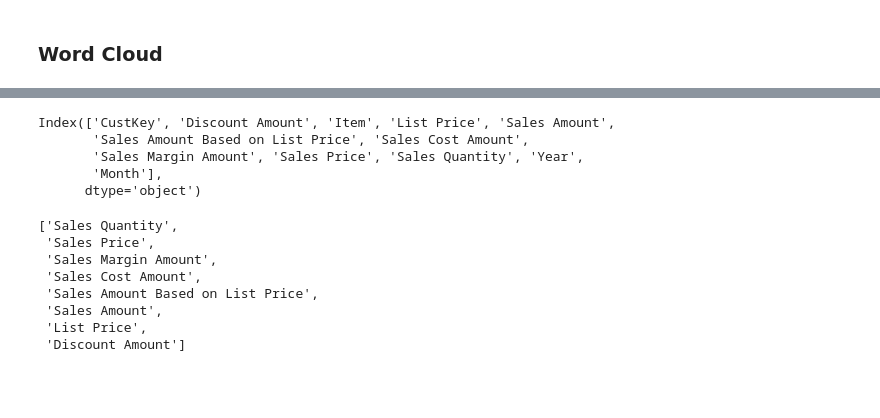
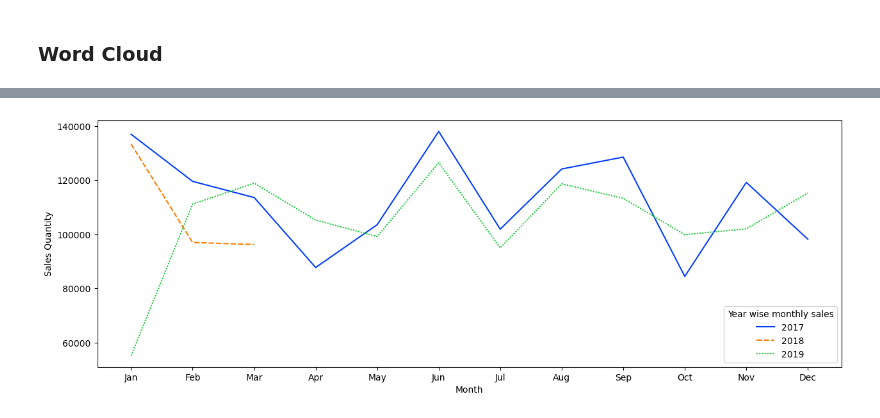
Before and after one commit to Ranjitdev/amazon_sales, a Jupyter notebook: notebook_amazon_sales/EDA.ipynb, the cells around one changed output, grey strips where cells are left out. Saved outputs shown, nothing was run; the diff lists cells and outputs as text; code cells hidden in the pictures; blank space fills up the shorter version.

Commit message:
updated chart generator

```diff
--- a/notebook_amazon_sales/EDA.ipynb
+++ b/notebook_amazon_sales/EDA.ipynb
@@ -363,23 +363,3 @@ plt.show()
 #generating a detail report of columns
 from ydata_profiling import ProfileReport
 ProfileReport(data).to_file('report.html')
-# %%
-data.columns
-# %% [output]
-Index(['CustKey', 'Discount Amount', 'Item', 'List Price', 'Sales Amount',
-       'Sales Amount Based on List Price', 'Sales Cost Amount',
-       'Sales Margin Amount', 'Sales Price', 'Sales Quantity', 'Year',
-       'Month'],
-      dtype='object')
-# %%
-['Discount Amount', 'List Price', 'Sales Amount', 'Sales Amount Based on List Price', 'Sales Cost Amount',
-       'Sales Margin Amount', 'Sales Price', 'Sales Quantity'][::-1]
-# %% [output]
-['Sales Quantity',
- 'Sales Price',
- 'Sales Margin Amount',
- 'Sales Cost Amount',
- 'Sales Amount Based on List Price',
- 'Sales Amount',
- 'List Price',
- 'Discount Amount']
@@ -387,0 +366,7 @@ data.to_csv('data.csv', index=None, header=True)
+# %%
+fig, ax = plt.subplots(figsize=(15,5))
+sns.lineplot(data=yearly_monthwise, x='Month', y='Sales Quantity', hue='Year', ax=ax, palette='bright')
+plt.legend(title='Year wise monthly sales', loc='lower right')
+plt.show()
+# %% [output]
+[figure, added]
```
Also changed, not shown: parts of 2 cells of this notebook, 20 other files.
